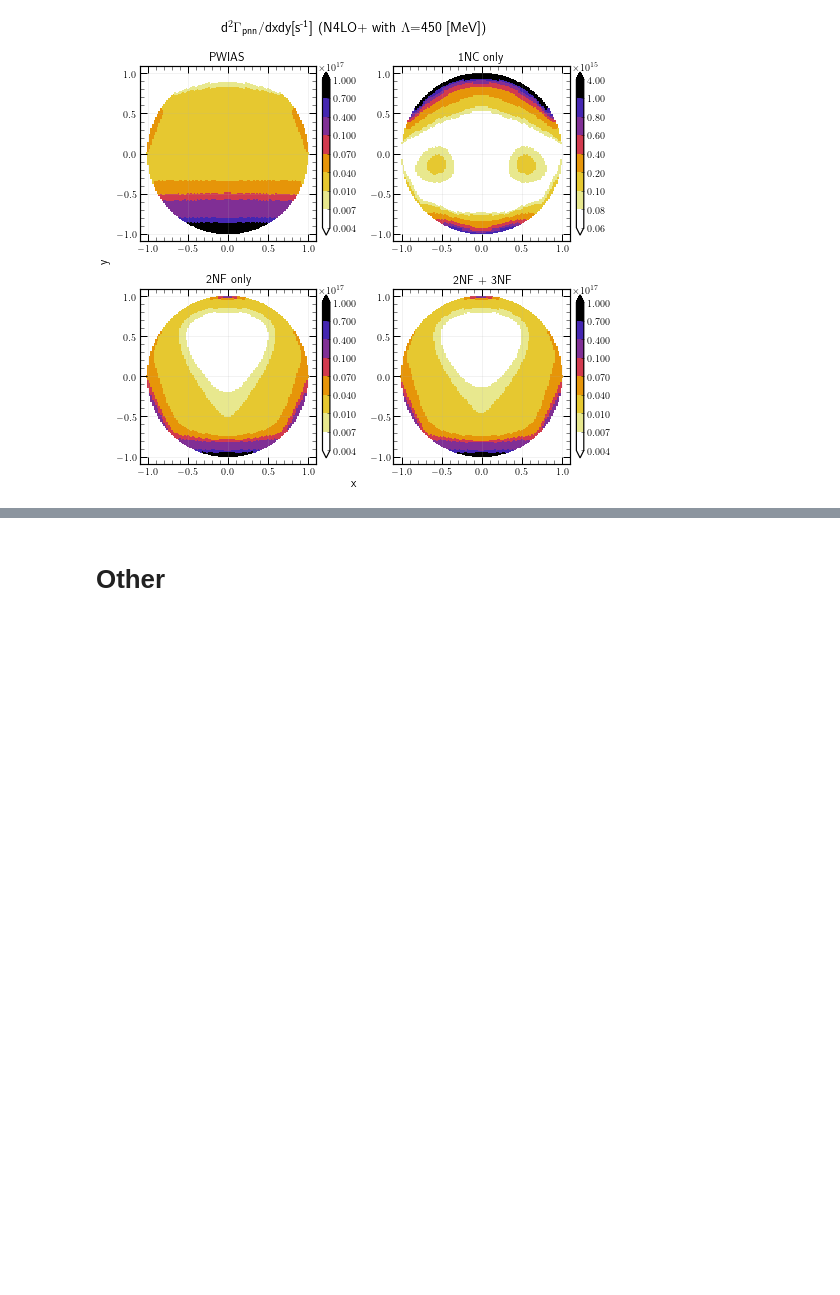
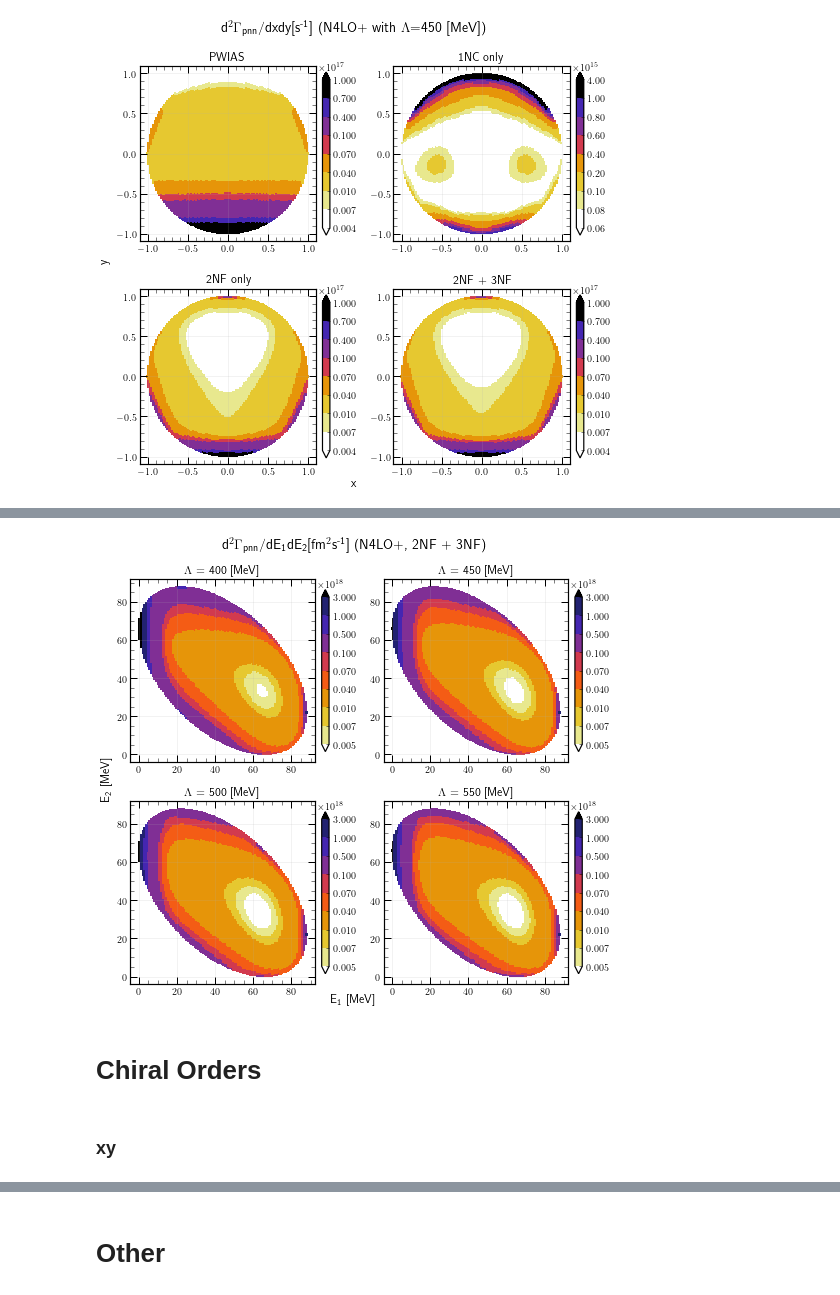
Before and after one commit to VitaliiUr/thesis, a Jupyter notebook: PlotData/PION/Dalitz_maps/dalitz_3HE.ipynb, the cells around one changed output, grey strips where cells are left out. Drawn from its saved outputs; the diff is of its cells as text; code cells hidden in the pictures; blank space fills up the shorter version.

```diff
--- a/PlotData/PION/Dalitz_maps/dalitz_3HE.ipynb
+++ b/PlotData/PION/Dalitz_maps/dalitz_3HE.ipynb
@@ -170,0 +162,40 @@ norm_e = [mpl.colors.BoundaryNorm(b, cmap.N, extend='both') for b in [bounds_e_p
+# %%
+df_e_cuts = {}
+for cut in range(1,5):
+    df_e_cuts[cut] = pd.read_csv(f"./data_3HE_N4LO+_cut={cut}/for_Dalitz_plot_with_v4_E1E2.txt",
+                    sep=" ", skipinitialspace=True, header=None, index_col=0,
+                   names=["ELAB1", "ELAB2", "ELAB3","val"])
+# %%
+bounds_e = np.array([5.0E-07, 7.0E-07, 1.0E-06, 4.0E-06, 7.0E-06, 1.0E-05, 5.0E-05, 1.0E-04, 3.0E-04])*1e22
+
+
+norm_e = mpl.colors.BoundaryNorm(bounds_e, cmap.N, extend='both')
+# %%
+fig = plt.figure(figsize=(7.5,7))
+fig.suptitle(r"d$^2\Gamma_{\text{pnn}}$/dE$_\text{1}$dE$_\text{2}$[fm$^2$s$^\text{-1}$] (N4LO+, 2NF + 3NF)", size=14)
+fig.supxlabel(r"E$_\text{1}$ [MeV]", y=0.05, size=12)
+fig.supylabel(r"E$_\text{2}$ [MeV]", x=0.03, size=12)
+
+for cut in range(1,5):
+    ax = plt.subplot(220 + cut)
+    p = plt.scatter(df_e_cuts[cut].ELAB1, df_e_cuts[cut].ELAB2, c=df_e_cuts[cut].val*factor,
+                cmap=mpl.cm.get_cmap('CMRmap_r', 10), norm=norm_e,
+                marker="s", s=6.5, edgecolors='none')
+    ax.set_aspect('equal', adjustable='box')
+    plt.title(f"$\Lambda$ = {350 + 50*cut} [MeV]")
+    plt.minorticks_on()
+    plt.tick_params(which='minor', direction='in', length=4, width=0.5, top=True, right=True)
+    plt.tick_params(which='major', direction='in', length=7, width=1, top=True, right=True)
+    plt.grid(which='major', alpha=0.3)
+    cbar = plt.colorbar(p, ax=ax, shrink=0.8, pad=0.03)
+    cbar.ax.get_yaxis().get_offset_text().set_x(3.0)
+    cbar.ax.minorticks_off()
+
+plt.tight_layout()
+plt.savefig("./figures/Dalitz_map_pnn_E1E2_cutofs.pdf", dpi=600, facecolor="white")
+# %% [output]
+[figure, added]
+# %% [markdown]
+# Chiral Orders
+# %% [markdown]
+### xy
```
Also changed, not shown: parts of 29 cells of this notebook, 49 other files.
